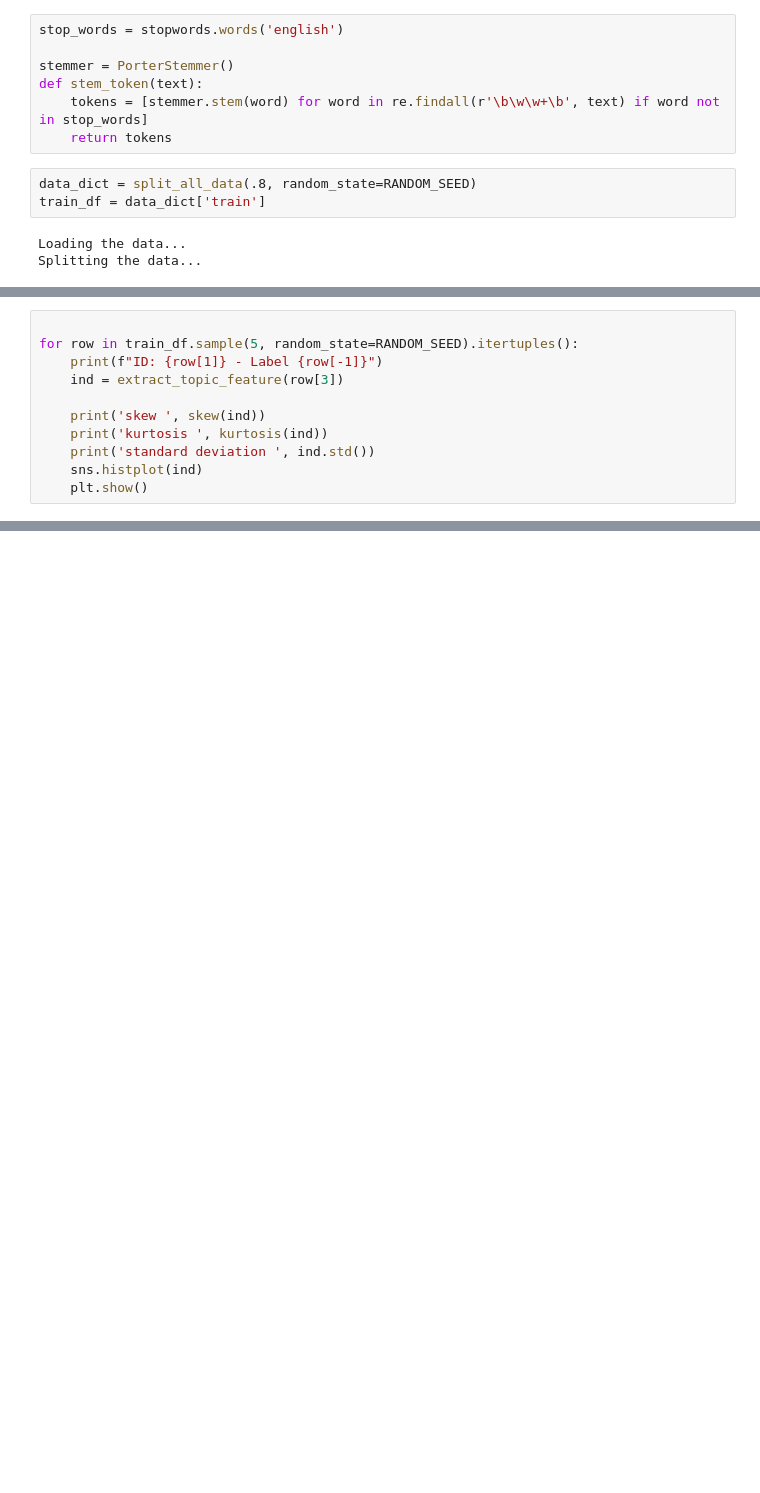
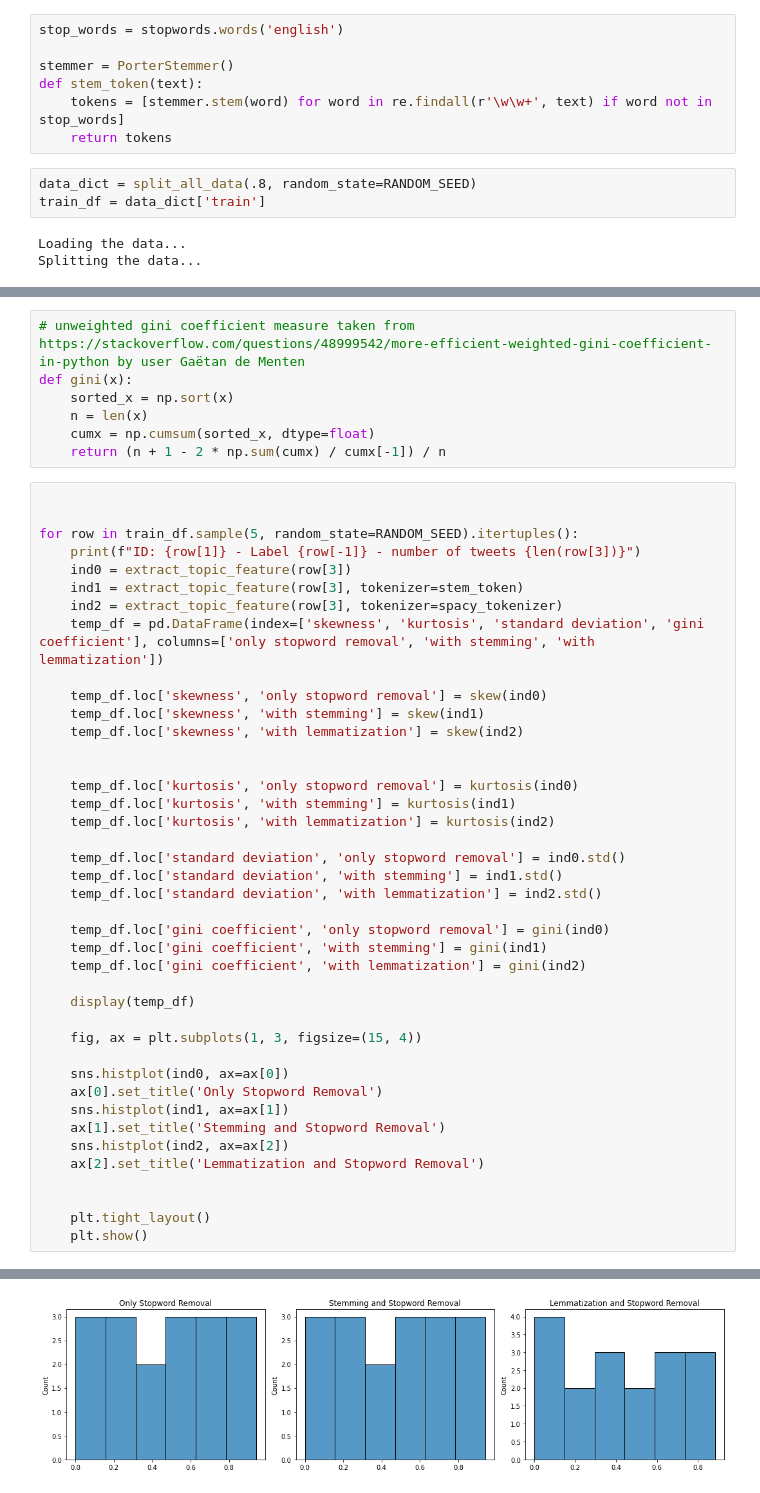
Before and after one commit to MarlonShakespeare/Milestone-2, a Jupyter notebook: extract_topic_distribution.ipynb, the cells around one changed output, grey strips where cells are left out. Cells and saved outputs as stored; diff of their text form; blank space fills up the shorter version.

```diff
--- a/extract_topic_distribution.ipynb
+++ b/extract_topic_distribution.ipynb
@@ -38,7 +39,7 @@ stop_words = stopwords.words('english')
 
 stemmer = PorterStemmer()
 def stem_token(text):
-    tokens = [stemmer.stem(word) for word in re.findall(r'\b\w\w+\b', text) if word not in stop_words]
+    tokens = [stemmer.stem(word) for word in re.findall(r'\w\w+', text) if word not in stop_words]
     return tokens
 # %%
 data_dict = split_all_data(.8, random_state=RANDOM_SEED)
@@ -101,14 +120,3 @@ def extract_topic_feature(row, components=None, random_state=None):
         return index_norm
     else:
         return np.nan
-# %%
-
-for row in train_df.sample(5, random_state=RANDOM_SEED).itertuples():
-    print(f"ID: {row[1]} - Label {row[-1]}")
-    ind = extract_topic_feature(row[3])
-
-    print('skew ', skew(ind))
-    print('kurtosis ', kurtosis(ind))
-    print('standard deviation ', ind.std())
-    sns.histplot(ind)
-    plt.show()
@@ -140,0 +123,49 @@ standard deviation  0.15642827951249672
+# %%
+# unweighted gini coefficient measure taken from https://stackoverflow.com/questions/48999542/more-efficient-weighted-gini-coefficient-in-python by user Gaëtan de Menten
+def gini(x):
+    sorted_x = np.sort(x)
+    n = len(x)
+    cumx = np.cumsum(sorted_x, dtype=float)
+    return (n + 1 - 2 * np.sum(cumx) / cumx[-1]) / n
+# %%
+
+
+for row in train_df.sample(5, random_state=RANDOM_SEED).itertuples():
+    print(f"ID: {row[1]} - Label {row[-1]} - number of tweets {len(row[3])}")
+    ind0 = extract_topic_feature(row[3])
+    ind1 = extract_topic_feature(row[3], tokenizer=stem_token)
+    ind2 = extract_topic_feature(row[3], tokenizer=spacy_tokenizer)
+    temp_df = pd.DataFrame(index=['skewness', 'kurtosis', 'standard deviation', 'gini coefficient'], columns=['only stopword removal', 'with stemming', 'with lemmatization'])
+
+    temp_df.loc['skewness', 'only stopword removal'] = skew(ind0)
+    temp_df.loc['skewness', 'with stemming'] = skew(ind1)
+    temp_df.loc['skewness', 'with lemmatization'] = skew(ind2)
+
+
+    temp_df.loc['kurtosis', 'only stopword removal'] = kurtosis(ind0)
+    temp_df.loc['kurtosis', 'with stemming'] = kurtosis(ind1)
+    temp_df.loc['kurtosis', 'with lemmatization'] = kurtosis(ind2)
+
+    temp_df.loc['standard deviation', 'only stopword removal'] = ind0.std()
+    temp_df.loc['standard deviation', 'with stemming'] = ind1.std()
+    temp_df.loc['standard deviation', 'with lemmatization'] = ind2.std()
+
+    temp_df.loc['gini coefficient', 'only stopword removal'] = gini(ind0)
+    temp_df.loc['gini coefficient', 'with stemming'] = gini(ind1)
+    temp_df.loc['gini coefficient', 'with lemmatization'] = gini(ind2)
+
+    display(temp_df)
+
+    fig, ax = plt.subplots(1, 3, figsize=(15, 4))
+
+    sns.histplot(ind0, ax=ax[0])
+    ax[0].set_title('Only Stopword Removal')
+    sns.histplot(ind1, ax=ax[1])
+    ax[1].set_title('Stemming and Stopword Removal')
+    sns.histplot(ind2, ax=ax[2])
+    ax[2].set_title('Lemmatization and Stopword Removal')
+
+
+    plt.tight_layout()
+    plt.show()
+# %% [output]
@@ -140,0 +178 @@ standard deviation  0.15642827951249672
+[figure, added]
```
Also changed, not shown: parts of 12 cells of this notebook, 1 other file.
